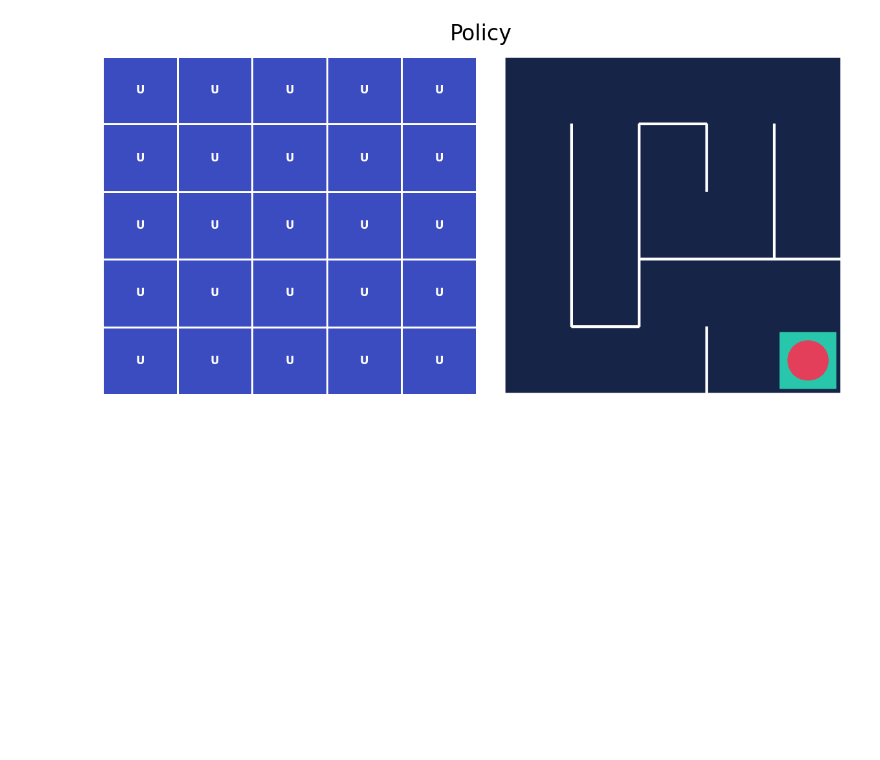
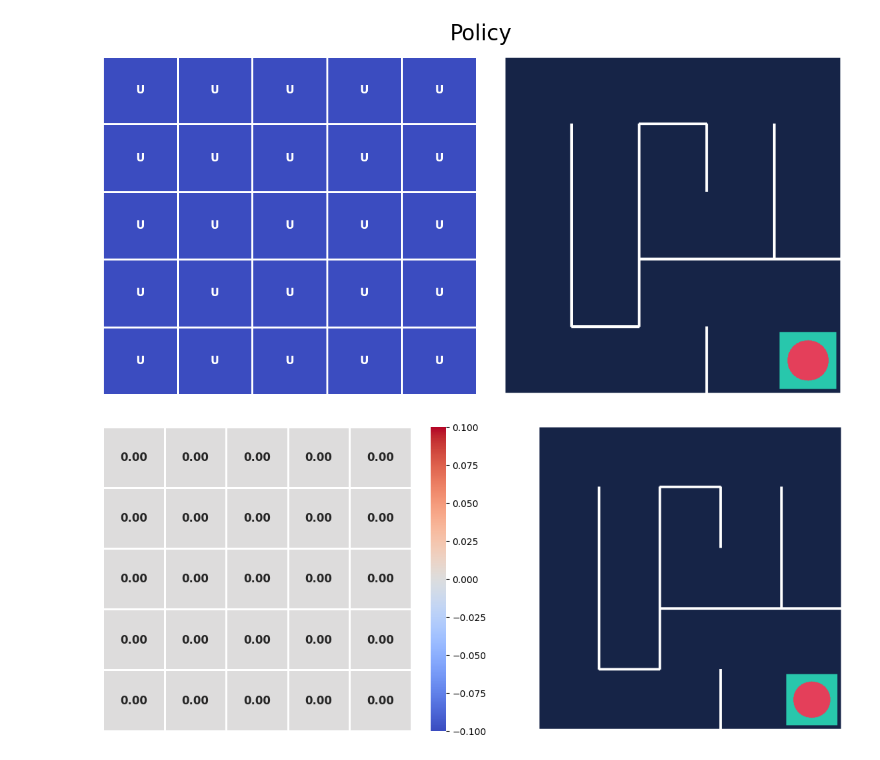
Before and after one commit to muralianand12345/Reinforcement-Learning, a Jupyter notebook: maze2.ipynb, the cells around one changed output. Drawn from its saved outputs; the diff is of its cells as text; code cells hidden in the pictures; blank space fills up the shorter version.

```diff
--- a/maze2.ipynb
+++ b/maze2.ipynb
@@ -64,3 +64,7 @@ Probability of taking action 3 = 0.25
 plot_policy(policy_probs, frame)
 # %% [output]
 [figure]
+# %%
+plot_values(np.zeros((5,5)),frame)
+# %% [output]
+[figure, added]
```
